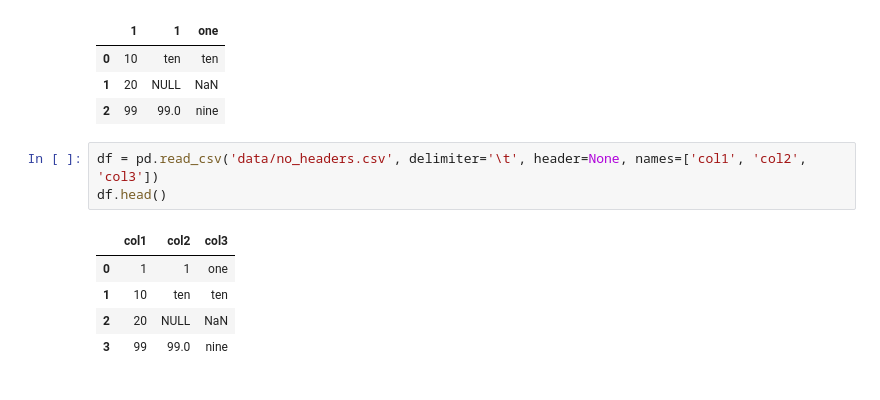
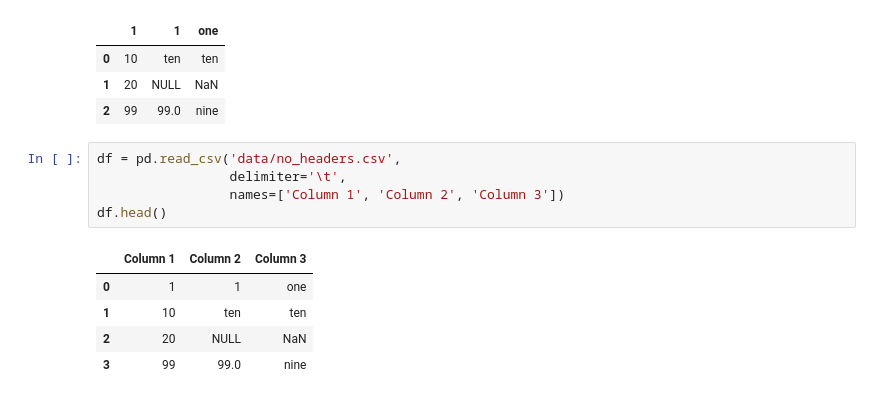
Before and after one commit to CUNYTechPrep/2024-DS-Wed, a Jupyter notebook: Week-02-DS-Overview-and-Data/Lecture.ipynb, the cells around one changed output. Drawn from its saved outputs; the diff is of its cells as text.

```diff
--- a/Week-02-DS-Overview-and-Data/Lecture.ipynb
+++ b/Week-02-DS-Overview-and-Data/Lecture.ipynb
@@ -94,10 +152,12 @@ df.head()
 | 1 | 20 | NULL | NaN |
 | 2 | 99 | 99.0 | nine |
 # %%
-df = pd.read_csv('data/no_headers.csv', delimiter='\t', header=None, names=['col1', 'col2', 'col3'])
+df = pd.read_csv('data/no_headers.csv',
+                 delimiter='\t',
+                 names=['Column 1', 'Column 2', 'Column 3'])
 df.head()
 # %% [output]
-|  | col1 | col2 | col3 |
+|  | Column 1 | Column 2 | Column 3 |
 | 0 | 1 | 1 | one |
 | 1 | 10 | ten | ten |
 | 2 | 20 | NULL | NaN |
```
Also changed, not shown: parts of 78 cells of this notebook, 10 other files.
